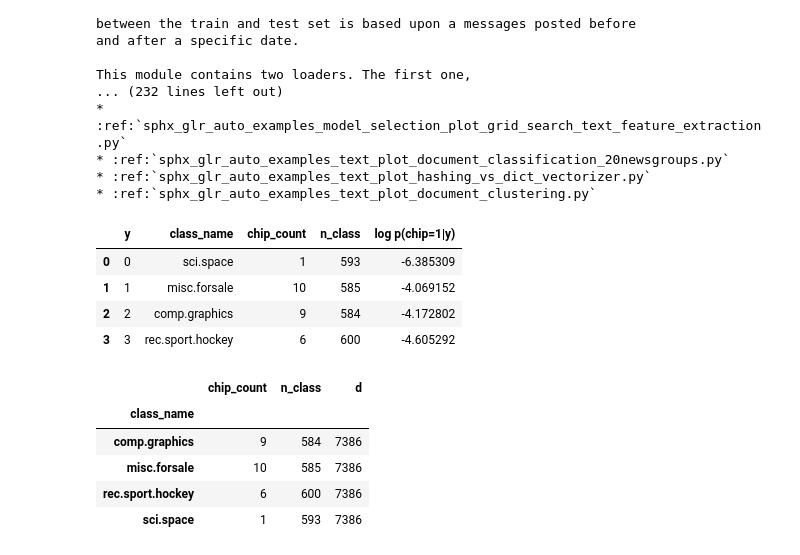
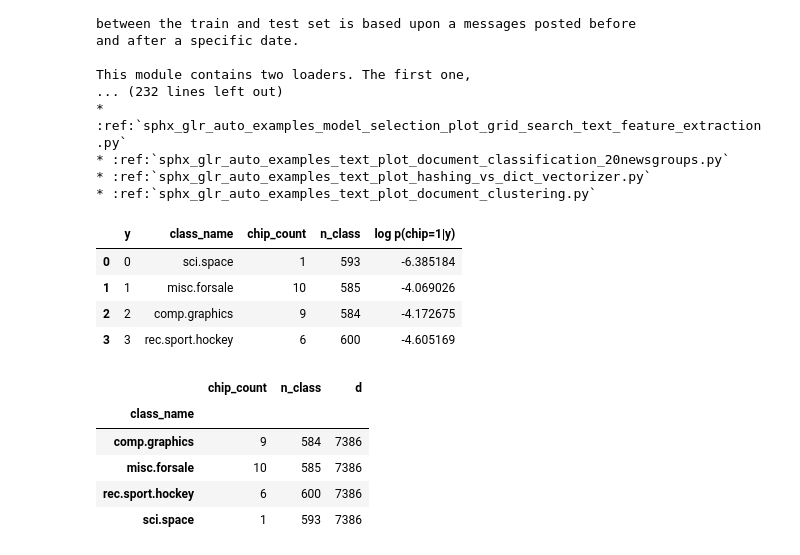
Before and after one commit to lmBored/Student_Descent_Assignment, a Jupyter notebook: HW1_26.ipynb, the cells around one changed output. Cells and saved outputs as stored; diff of their text form; code cells hidden in the pictures.

```diff
--- a/HW1_26.ipynb
+++ b/HW1_26.ipynb
@@ -345,38 +345,38 @@ train = fetch_20newsgroups(subset='train', categories=categories)
 test = fetch_20newsgroups(subset='test', categories=categories)
 
 vectorizer = CountVectorizer(stop_words="english", min_df=5, token_pattern=r"[^\W\d_]+", binary=True)
 D = vectorizer.fit_transform(train.data)
 y_train = train.target
 
 # build df
 df = pd.DataFrame(D.toarray(), columns=vectorizer.get_feature_names_out())
 df['class'] = y_train
 df['class_name'] = [train.target_names[i] for i in y_train]
 
 d = D.shape[1]
 
 class_order = ['sci.space', 'misc.forsale', 'comp.graphics', 'rec.sport.hockey']
 
 results = []
 for c, name in enumerate(class_order):
     count = df[df['class_name'] == name]['chip'].sum()
     n_class = df[df['class_name'] == name]['chip'].count()
-    log_prob = np.log((count + alpha) / (n_class + alpha * d))
+    log_prob = np.log((count + alpha) / (n_class + 2 * alpha))
     results.append({
         'y': c,
         'class_name': name,
         'chip_count': count,
         'n_class': n_class,
         'log p(chip=1|y)': log_prob
     })
 
 pd.DataFrame(results)
 # %% [output]
 |  | y | class_name | chip_count | n_class | log p(chip=1|y) |
-| 0 | 0 | sci.space | 1 | 593 | -6.385309 |
-| 1 | 1 | misc.forsale | 10 | 585 | -4.069152 |
-| 2 | 2 | comp.graphics | 9 | 584 | -4.172802 |
-| 3 | 3 | rec.sport.hockey | 6 | 600 | -4.605292 |
+| 0 | 0 | sci.space | 1 | 593 | -6.385184 |
+| 1 | 1 | misc.forsale | 10 | 585 | -4.069026 |
+| 2 | 2 | comp.graphics | 9 | 584 | -4.172675 |
+| 3 | 3 | rec.sport.hockey | 6 | 600 | -4.605169 |
 # %%
 summary = pd.DataFrame({
     'chip_count': df.groupby('class_name')['chip'].sum(),
```
Also changed, not shown: parts of 1 cell of this notebook.
